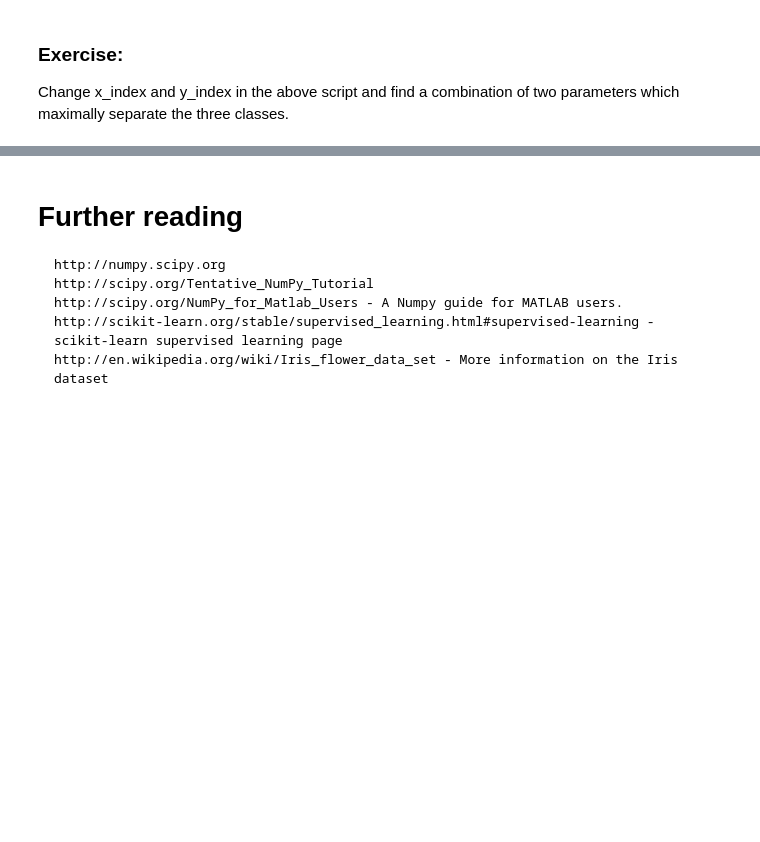
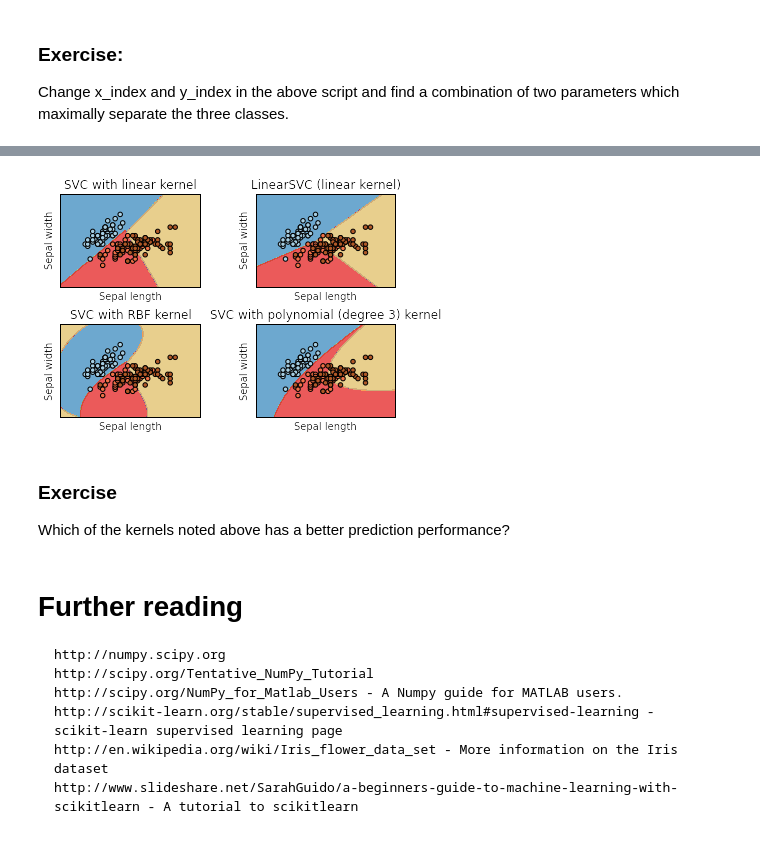
Before and after one commit to HolgerKunz/machine_learning_cca1, a Jupyter notebook: Module0.ipynb, the cells around one changed output, grey strips where cells are left out. Cells and saved outputs as stored; diff of their text form; code cells hidden in the pictures; blank space fills up the shorter version.

```diff
--- a/Module0.ipynb
+++ b/Module0.ipynb
@@ -750,3 +914,66 @@ Why did we use a random permutation?
+# %%
+import numpy as np
+import matplotlib.pyplot as plt
+from sklearn import svm, datasets
+
+# import some data to play with
+iris = datasets.load_iris()
+X = iris.data[:, :2]  # we only take the first two features. We could
+                      # avoid this ugly slicing by using a two-dim dataset
+y = iris.target
+
+h = .02  # step size in the mesh
+
+# we create an instance of SVM and fit out data. We do not scale our
+# data since we want to plot the support vectors
+C = 1.0  # SVM regularization parameter
+svc = svm.SVC(kernel='linear', C=C).fit(X, y)
+rbf_svc = svm.SVC(kernel='rbf', gamma=0.7, C=C).fit(X, y)
+poly_svc = svm.SVC(kernel='poly', degree=3, C=C).fit(X, y)
+lin_svc = svm.LinearSVC(C=C).fit(X, y)
+
+# create a mesh to plot in
+x_min, x_max = X[:, 0].min() - 1, X[:, 0].max() + 1
+y_min, y_max = X[:, 1].min() - 1, X[:, 1].max() + 1
+xx, yy = np.meshgrid(np.arange(x_min, x_max, h),
+                     np.arange(y_min, y_max, h))
+
+# title for the plots
+titles = ['SVC with linear kernel',
+          'LinearSVC (linear kernel)',
+          'SVC with RBF kernel',
+          'SVC with polynomial (degree 3) kernel']
+
+
+for i, clf in enumerate((svc, lin_svc, rbf_svc, poly_svc)):
+    # Plot the decision boundary. For that, we will assign a color to each
+    # point in the mesh [x_min, m_max]x[y_min, y_max].
+    plt.subplot(2, 2, i + 1)
+    plt.subplots_adjust(wspace=0.4, hspace=0.4)
+
+    Z = clf.predict(np.c_[xx.ravel(), yy.ravel()])
+
+    # Put the result into a color plot
+    Z = Z.reshape(xx.shape)
+    plt.contourf(xx, yy, Z, cmap=plt.cm.Paired, alpha=0.8)
+
+    # Plot also the training points
+    plt.scatter(X[:, 0], X[:, 1], c=y, cmap=plt.cm.Paired)
+    plt.xlabel('Sepal length')
+    plt.ylabel('Sepal width')
+    plt.xlim(xx.min(), xx.max())
+    plt.ylim(yy.min(), yy.max())
+    plt.xticks(())
+    plt.yticks(())
+    plt.title(titles[i])
+
+plt.show()
+# %% [output]
+[figure, added]
+# %% [markdown]
+### Exercise
+
+Which of the kernels noted above has a better prediction performance?
 # %% [markdown]
 # Further reading
 
@@ -755,3 +982,4 @@ Why did we use a random permutation?
     http://scipy.org/NumPy_for_Matlab_Users - A Numpy guide for MATLAB users.
     http://scikit-learn.org/stable/supervised_learning.html#supervised-learning - scikit-learn supervised learning page
     http://en.wikipedia.org/wiki/Iris_flower_data_set - More information on the Iris dataset
+    http://www.slideshare.net/SarahGuido/a-beginners-guide-to-machine-learning-with-scikitlearn - A tutorial to scikitlearn
```
Also changed, not shown: parts of 33 cells of this notebook, 23 other files.
